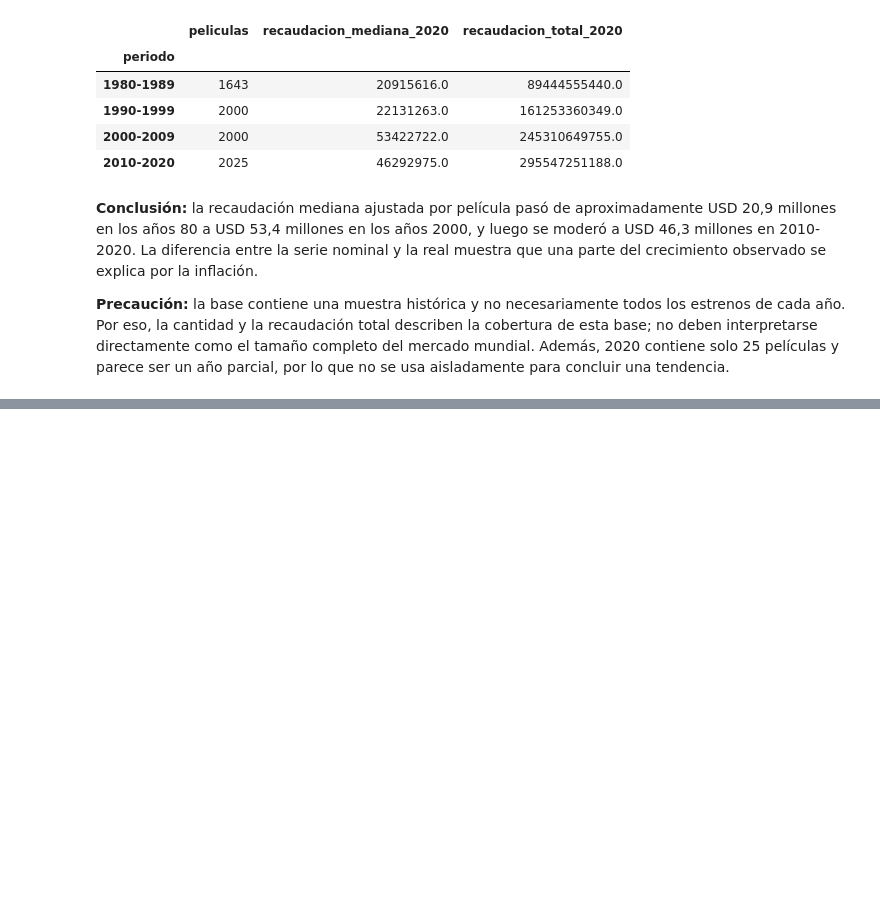
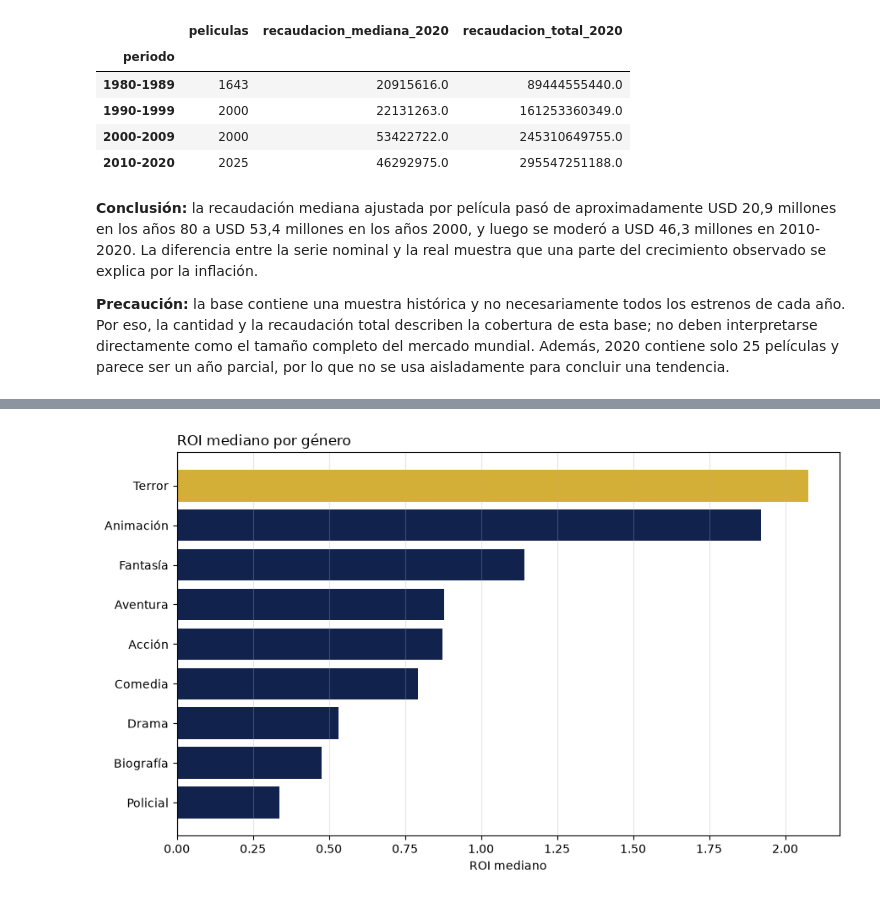
Before and after one commit to alvareezvicente-code/Vicente-Alvarez-programacion-analitica-2, a Jupyter notebook: notebooks/analisis.ipynb, the cells around one changed output, grey strips where cells are left out. Drawn from its saved outputs; the diff is of its cells as text; code cells hidden in the pictures; blank space fills up the shorter version.

Commit message:
Comparar rentabilidad por genero

```diff
--- a/notebooks/analisis.ipynb
+++ b/notebooks/analisis.ipynb
@@ -1342,0 +1347,13 @@ comparacion_periodos.round(0)
+# %%
+rentabilidad_genero = (
+    peliculas_financieras.groupby("genero")
+    .agg(
+        peliculas=("id_pelicula", "size"),
+        roi_promedio=("roi", "mean"),
+        roi_mediano=("roi", "median"),
+        tasa_recuperacion=("recupero_inversion", "mean"),
+        presupuesto_mediano_2020=("presupuesto_2020_usd", "median"),
+    )
+)
+
+rentabilidad_genero.sort_values("roi_mediano", ascending=False).round(2)
@@ -1342,0 +1378,9 @@ comparacion_periodos.round(0)
+# %%
+minimo_peliculas_genero = 30
+generos_representativos = rentabilidad_genero.loc[
+    rentabilidad_genero["peliculas"] >= minimo_peliculas_genero
+].sort_values("roi_mediano", ascending=False)
+
+print(f"Criterio mínimo: {minimo_peliculas_genero} películas con datos financieros")
+print(f"Géneros incluidos en la comparación: {len(generos_representativos)}")
+generos_representativos.round(2)
@@ -1342,0 +1401,22 @@ comparacion_periodos.round(0)
+# %%
+datos_grafico_genero = generos_representativos.sort_values("roi_mediano")
+colores_genero = [
+    DORADO if valor == datos_grafico_genero["roi_mediano"].max() else AZUL
+    for valor in datos_grafico_genero["roi_mediano"]
+]
+
+fig, ax = plt.subplots(figsize=(9, 5.5))
+ax.barh(
+    datos_grafico_genero.index,
+    datos_grafico_genero["roi_mediano"],
+    color=colores_genero,
+)
+ax.axvline(0, color="black", linewidth=0.8)
+ax.set_title("ROI mediano por género", loc="left")
+ax.set_xlabel("ROI mediano")
+ax.set_ylabel("")
+ax.grid(axis="x", alpha=0.3)
+fig.tight_layout()
+plt.show()
+# %% [output]
+[figure, added]
```
Also changed, not shown: parts of 4 cells of this notebook.
